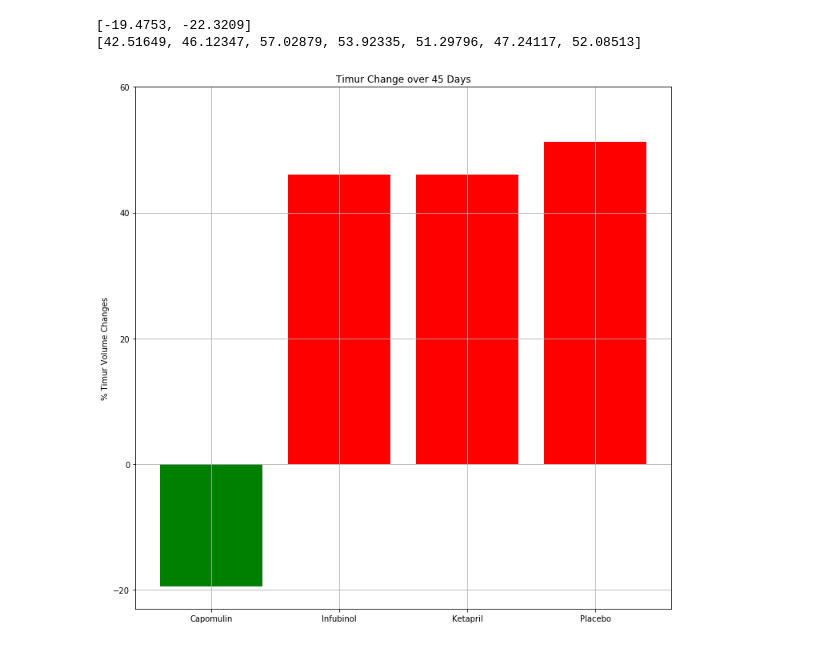
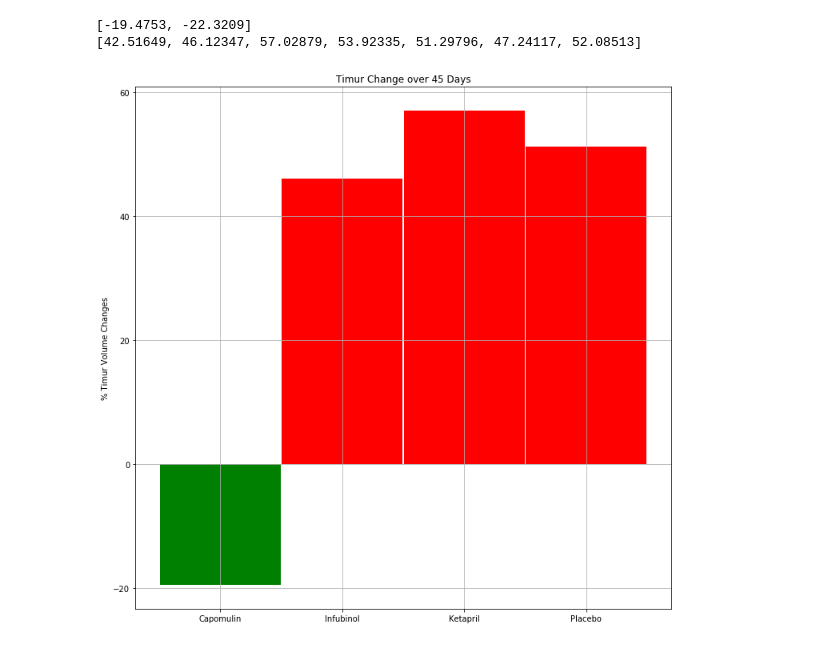
Before and after one commit to mtbulut/matplotlib-challenge_memet, a Jupyter notebook: Pymaceuticals/pymaceuticals_starter-Copy1.ipynb, the cells around one changed output. Drawn from its saved outputs; the diff is of its cells as text; code cells hidden in the pictures.

```diff
--- a/Pymaceuticals/pymaceuticals_starter-Copy1.ipynb
+++ b/Pymaceuticals/pymaceuticals_starter-Copy1.ipynb
@@ -365,17 +365,17 @@ print(failling)
 [-19.4753, -22.3209]
 [42.51649, 46.12347, 57.02879, 53.92335, 51.29796, 47.24117, 52.08513]
 # %%
-y = [passing[0],failling[1],failling[1],failling[4]]
+y = [passing[0],failling[1],failling[2],failling[4]]
 # %%
 x = ['Capomulin','Infubinol','Ketapril','Placebo']
 # %%
 plt.figure(figsize=(12,12))
 plt.title("Timur Change over 45 Days")
 plt.grid()
-plt.bar(x,y, color="red")
-plt.bar('Capomulin',passing[0], color="green")
+plt.bar(x,y, color="red",width=.99)
+plt.bar('Capomulin',passing[0], color="green",width=.99 )
 plt.ylabel('% Timur Volume Changes')
 plt.yticks([-20,0,20,40,60])
 plt.show()
 # %% [output]
-[figure, old version]
+[figure, new version]
```
